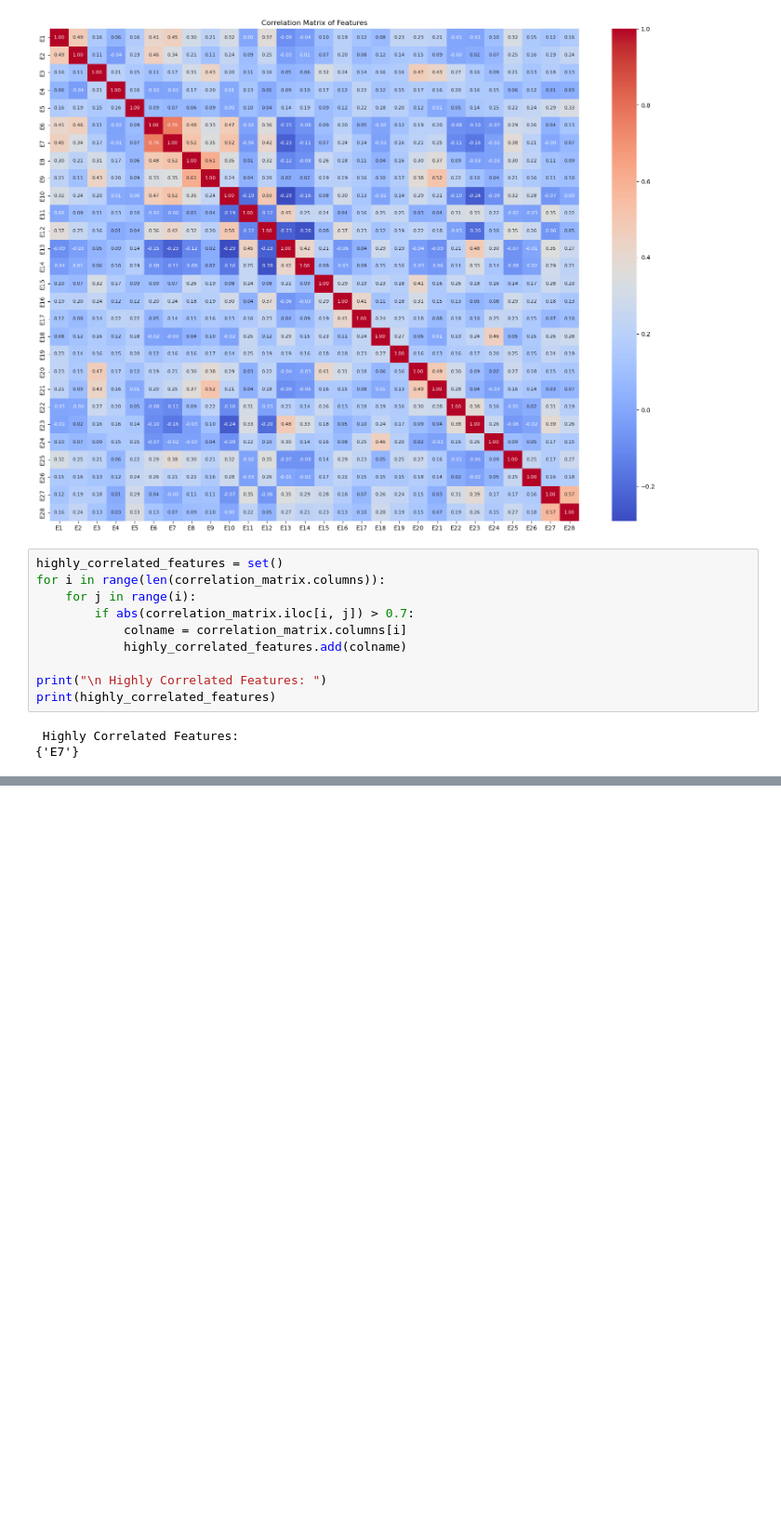
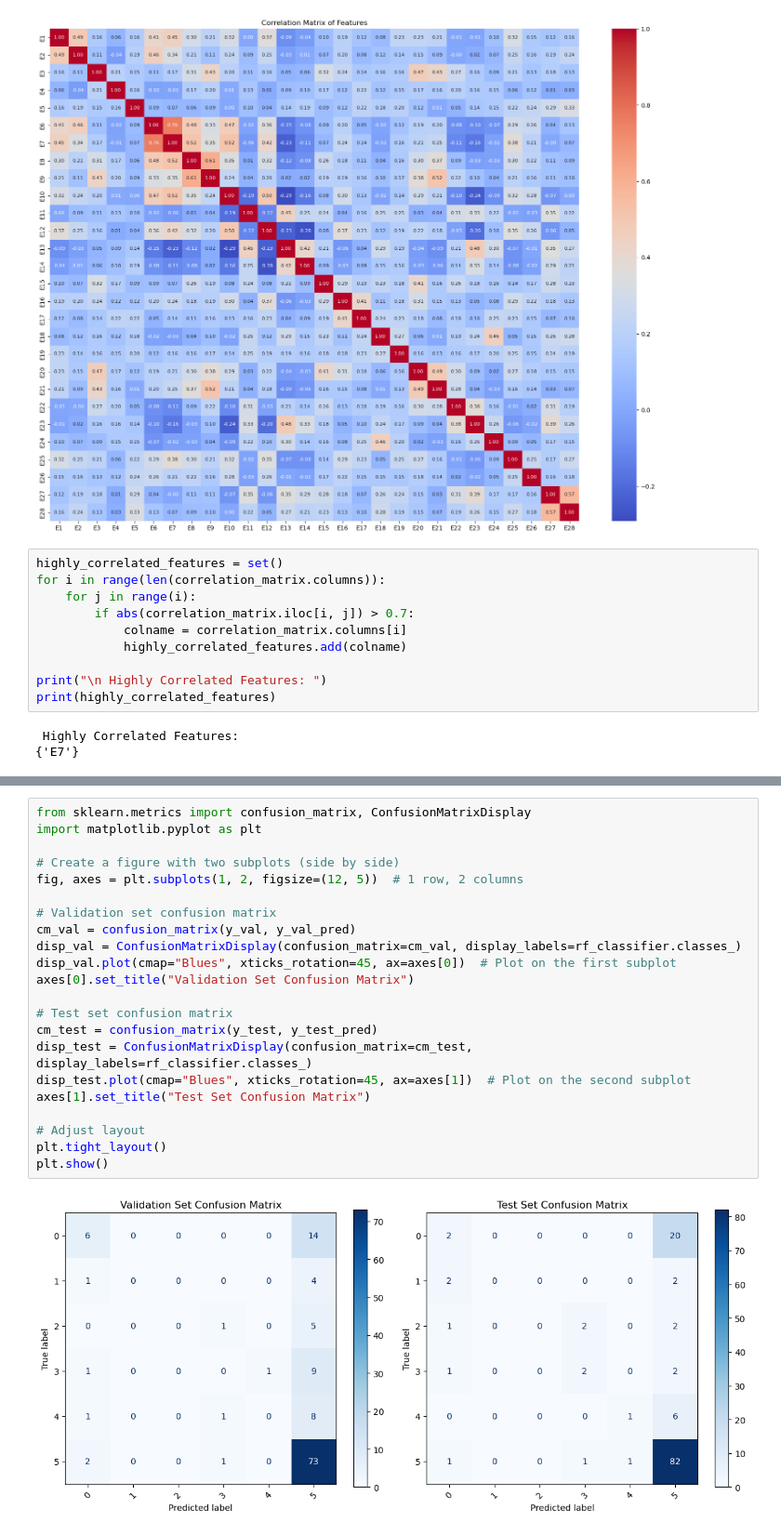
Before and after one commit to BhargavKumarNath/Understanding-The-Impact-of-Social-Isolation-and-Loneliness-in-a-Game-Environment-, a Jupyter notebook: main.ipynb, the cells around one changed output, grey strips where cells are left out. Shown at 93% size. Drawn from its saved outputs; the diff is of its cells as text; blank space fills up the shorter version.

```diff
--- a/main.ipynb
+++ b/main.ipynb
@@ -467,3 +468,27 @@ plt.show()
+# %%
+from sklearn.metrics import confusion_matrix, ConfusionMatrixDisplay
+import matplotlib.pyplot as plt
+
+# Create a figure with two subplots (side by side)
+fig, axes = plt.subplots(1, 2, figsize=(12, 5))  # 1 row, 2 columns
+
+# Validation set confusion matrix
+cm_val = confusion_matrix(y_val, y_val_pred)
+disp_val = ConfusionMatrixDisplay(confusion_matrix=cm_val, display_labels=rf_classifier.classes_)
+disp_val.plot(cmap="Blues", xticks_rotation=45, ax=axes[0])  # Plot on the first subplot
+axes[0].set_title("Validation Set Confusion Matrix")
+
+# Test set confusion matrix
+cm_test = confusion_matrix(y_test, y_test_pred)
+disp_test = ConfusionMatrixDisplay(confusion_matrix=cm_test, display_labels=rf_classifier.classes_)
+disp_test.plot(cmap="Blues", xticks_rotation=45, ax=axes[1])  # Plot on the second subplot
+axes[1].set_title("Test Set Confusion Matrix")
+
+# Adjust layout
+plt.tight_layout()
+plt.show()
+# %% [output]
+[figure, added]
 # %%
 import matplotlib.pyplot as plt
 import pandas as pd
```
Also changed, not shown: parts of 7 cells of this notebook.
